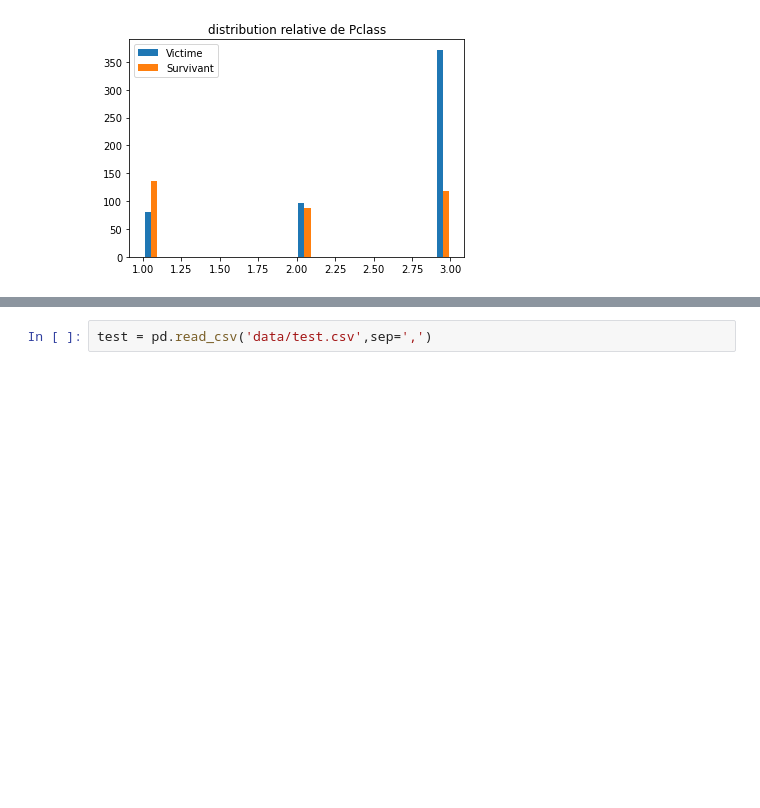
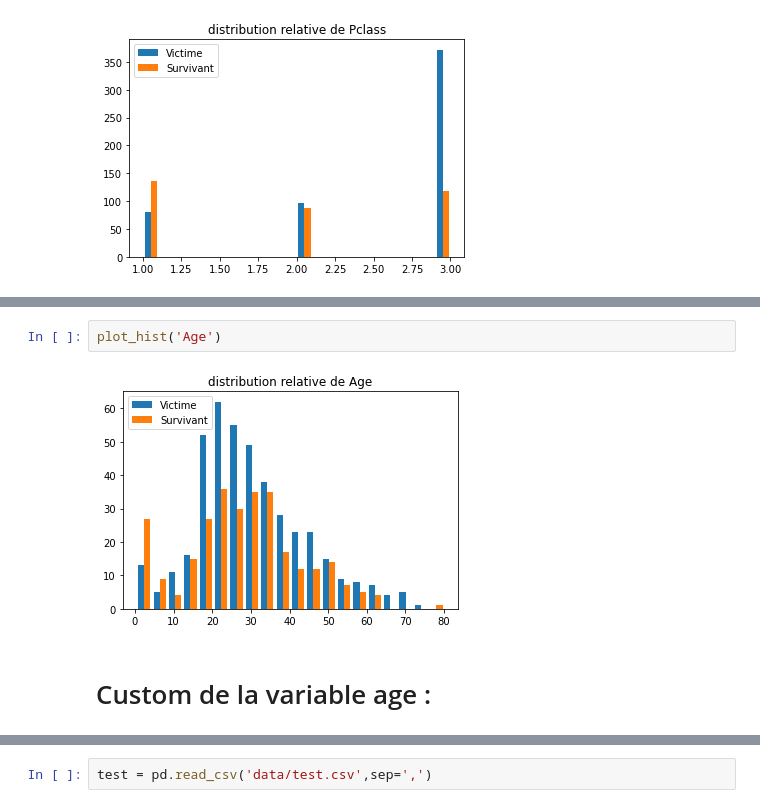
Before and after one commit to aquinquenel/kaggle_projects, a Jupyter notebook: titanic/Titanic.ipynb, the cells around one changed output, grey strips where cells are left out. Drawn from its saved outputs; the diff is of its cells as text; blank space fills up the shorter version.

```diff
--- a/titanic/Titanic.ipynb
+++ b/titanic/Titanic.ipynb
@@ -72,0 +209,6 @@ plot_hist('Pclass')
+# %%
+plot_hist('Age')
+# %% [output]
+[figure, added]
+# %% [markdown]
+# Custom de la variable age :
```
Also changed, not shown: parts of 27 cells of this notebook.
